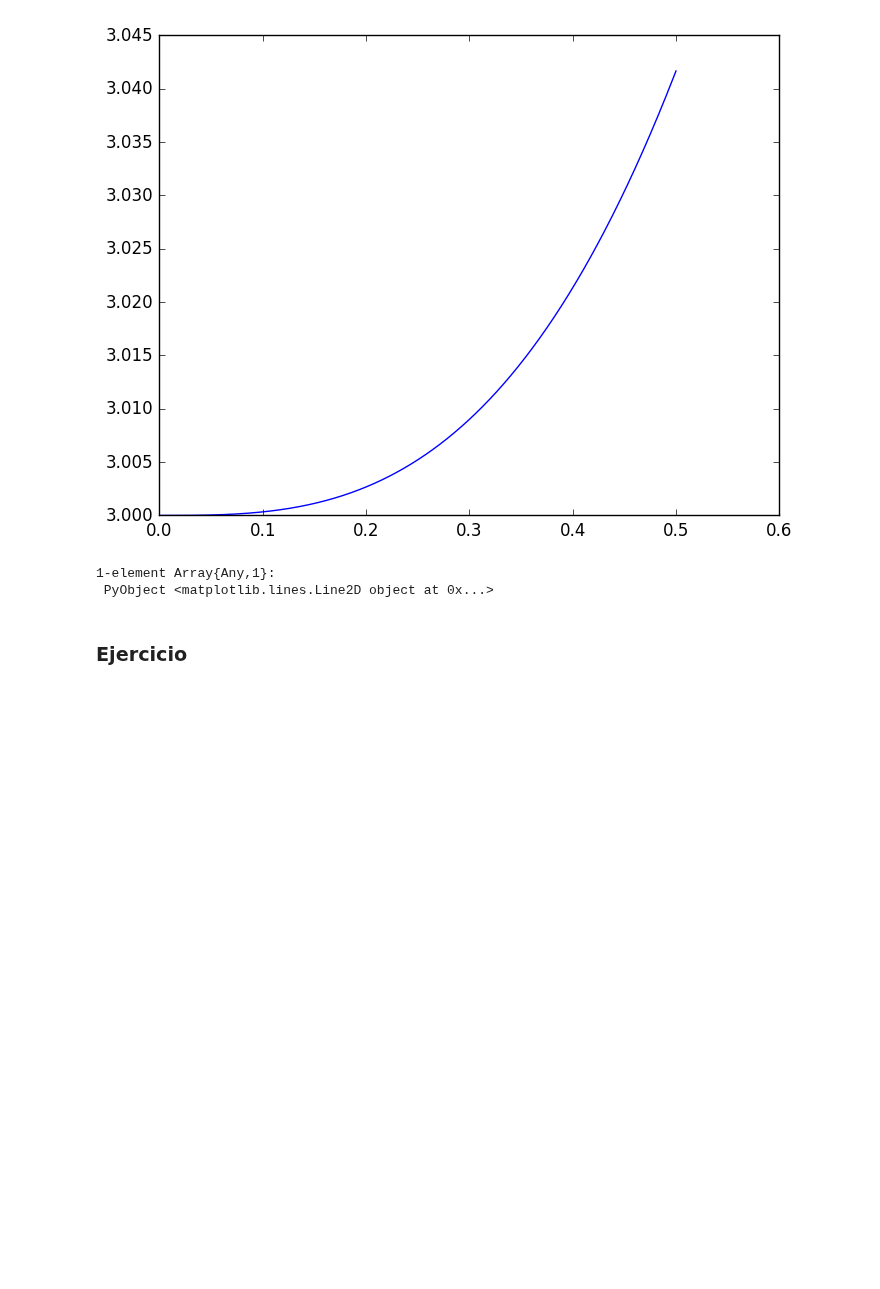
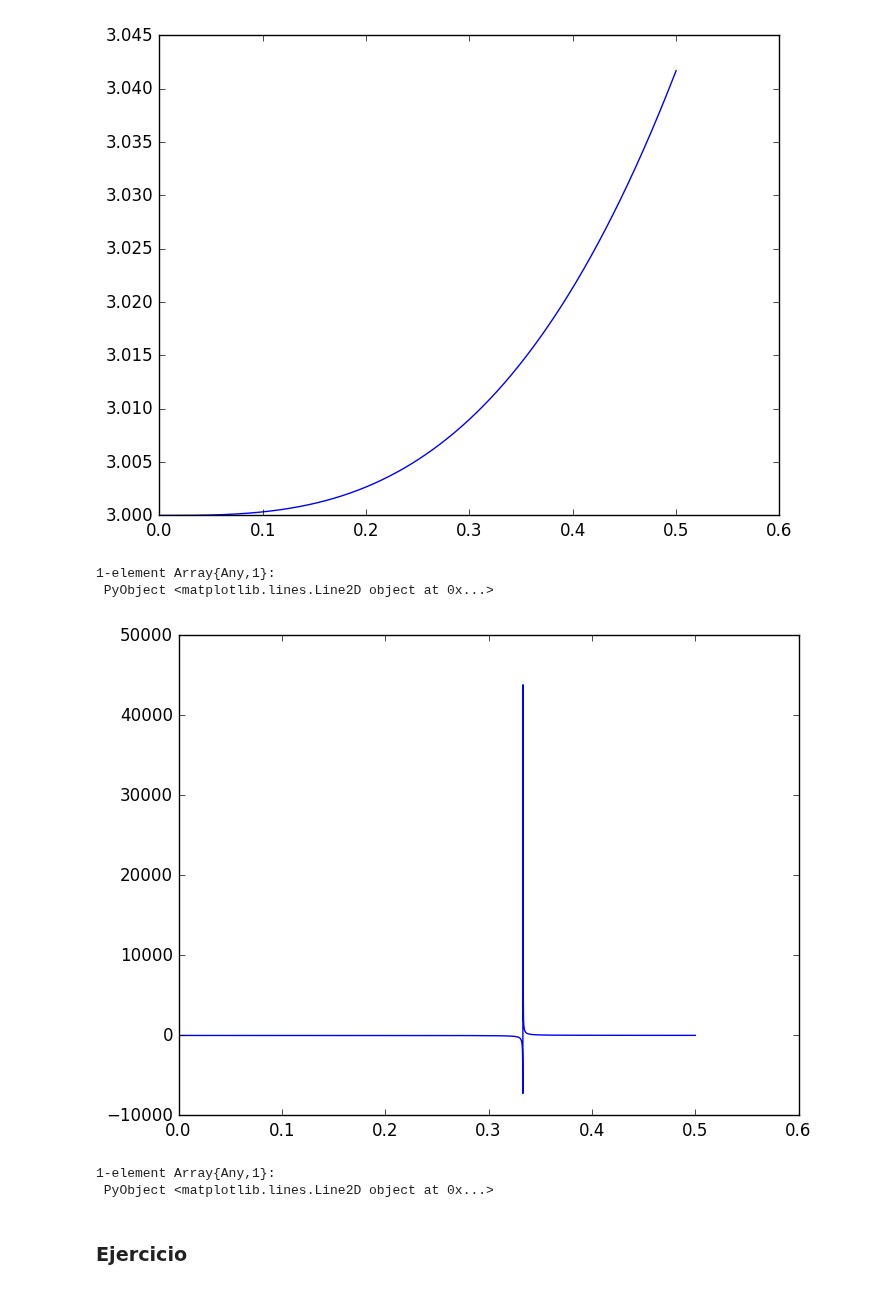
Before and after one commit to lbenet/2016-2_TSFisicaComputacional, a Jupyter notebook: tareas/CarlosLopez/Tarea7.ipynb, the cells around one changed output. Cells and saved outputs as stored; diff of their text form; code cells hidden in the pictures; blank space fills up the shorter version.

```diff
--- a/tareas/CarlosLopez/Tarea7.ipynb
+++ b/tareas/CarlosLopez/Tarea7.ipynb
@@ -271,6 +293,18 @@ plot(tt[2],tt[1])
 [figure]
 1-element Array{Any,1}:
  PyObject <matplotlib.lines.Line2D object at 0x...>
+# %%
+#Error
+E=[]
+for i=1:length(tt[1])
+    e=tt[2][i]-(3/(1-(3*tt[1][i])))
+    push!(E,e)
+end
+plot(tt[1],E)
+# %% [output]
+[figure, added]
+1-element Array{Any,1}:
+ PyObject <matplotlib.lines.Line2D object at 0x...>
 # %% [markdown]
 ### Ejercicio
 # %% [markdown]
```
Also changed, not shown: parts of 19 cells of this notebook.
